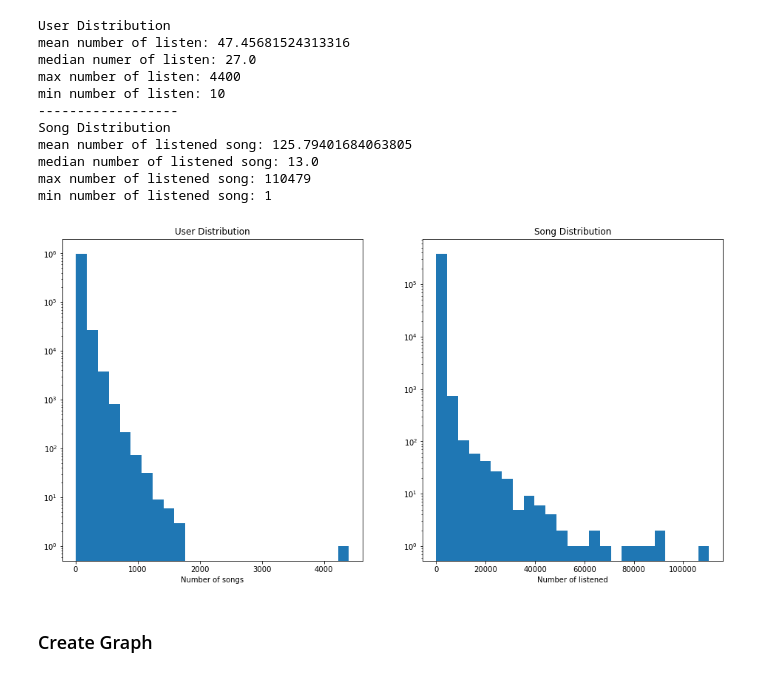
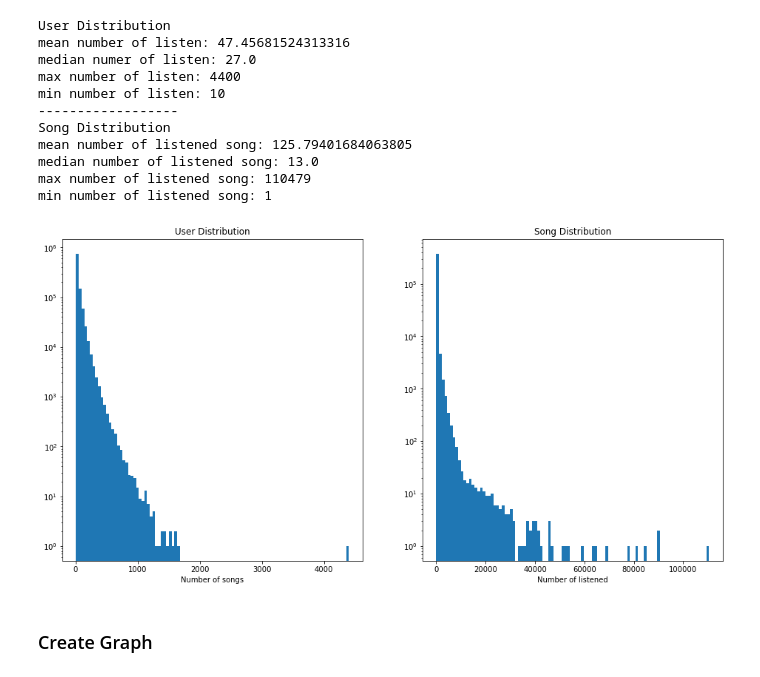
Before and after one commit to JHunterHobbs/bipartite-recs, a Jupyter notebook: Network_Project.ipynb, the cells around one changed output. Cells and saved outputs as stored; diff of their text form; code cells hidden in the pictures.

```diff
--- a/Network_Project.ipynb
+++ b/Network_Project.ipynb
@@ -75,18 +138,18 @@ min number of listened song: 1
 # %%
 import matplotlib.pyplot as plt
 
 fig = plt.figure(figsize=(16,8))
 plt.subplot(121)
 plt.title('User Distribution')
 plt.xlabel('Number of songs')
-plt.hist(list(user_dic.values()), bins=25, log=True)
+plt.hist(list(user_dic.values()), bins=100, log=True)
 plt.subplot(122)
 plt.title('Song Distribution')
 plt.xlabel('Number of listened')
-plt.hist(list(song_dic.values()), bins=25, log=True)
+plt.hist(list(song_dic.values()), bins=100, log=True)
 plt.show()
 # %% [output]
-[figure, old version]
+[figure, new version]
 # %% [markdown]
 ### Create Graph
 # %%
```
Also changed, not shown: parts of 9 cells of this notebook.
